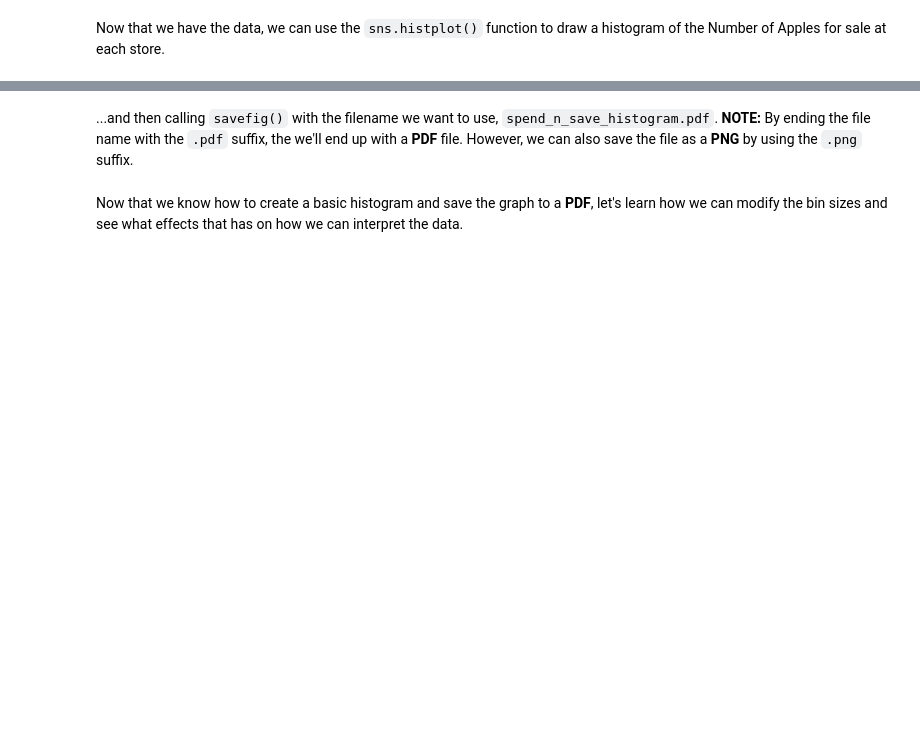
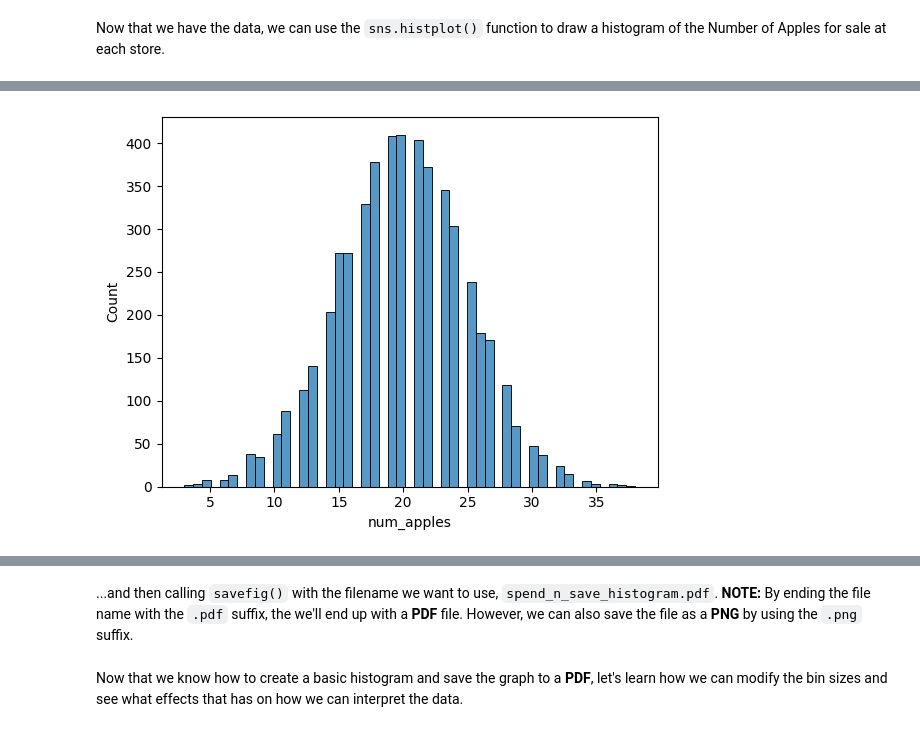
Before and after one commit to rahiakela/StatQuest-Illustrated-Guide-to-Statistics, a Jupyter notebook: chapter_02/chapter_02_py.ipynb, the cells around one changed output, grey strips where cells are left out. Saved outputs shown, nothing was run; the diff lists cells and outputs as text; code cells hidden in the pictures; blank space fills up the shorter version.

```diff
--- a/chapter_02/chapter_02_py.ipynb
+++ b/chapter_02/chapter_02_py.ipynb
@@ -56,0 +76,4 @@ my_hist = sns.histplot(data=spend_n_save_df, x='num_apples', bins='scott')
+# %%
+my_hist = sns.histplot(data=spend_n_save_df, x='num_apples', bins='fd')
+# %% [output]
+[figure, added]
```
Also changed, not shown: parts of 22 cells of this notebook.
